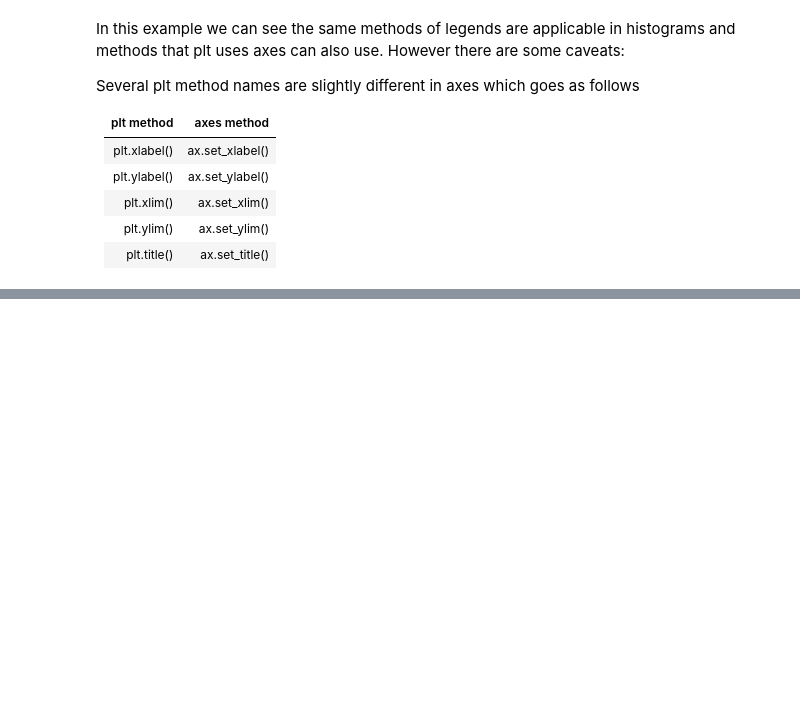
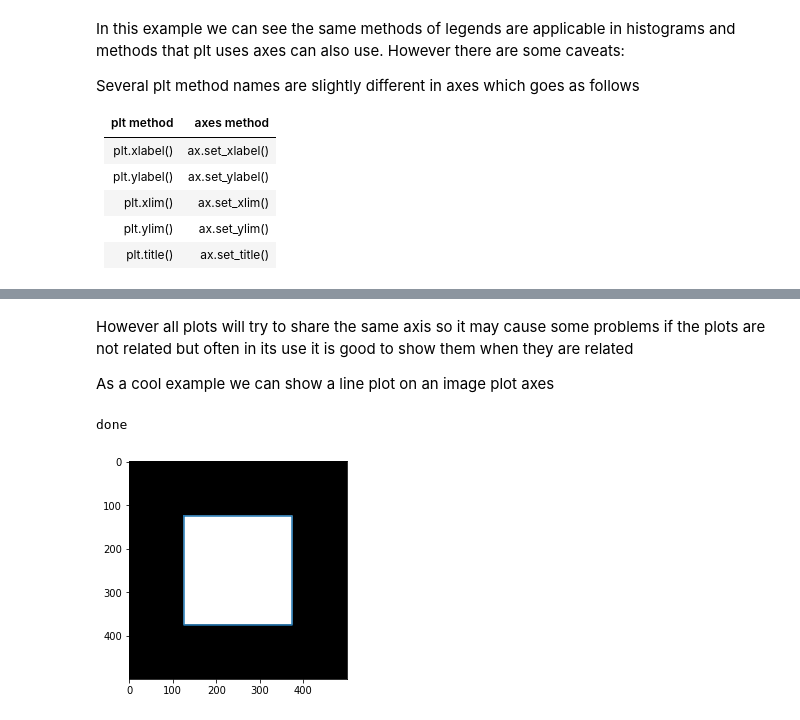
Before and after one commit to singhj/comp205, a Jupyter notebook: 04-visualization-and-analysis/04-01-visualization/matplotlib.ipynb, the cells around one changed output, grey strips where cells are left out. Saved outputs shown, nothing was run; the diff lists cells and outputs as text; code cells hidden in the pictures; blank space fills up the shorter version.

Commit message:
show mutliplotting on same axes

```diff
--- a/04-visualization-and-analysis/04-01-visualization/matplotlib.ipynb
+++ b/04-visualization-and-analysis/04-01-visualization/matplotlib.ipynb
@@ -610,0 +628,17 @@ Several plt method names are slightly different in axes which goes as follows
+# %% [markdown]
+However all plots will try to share the same axis so it may cause some problems if the plots are not related but often in its use it is good to show them when they are related
+
+As a cool example we can show a line plot on an image plot axes
+# %%
+img = np.zeros((500, 500))
+img[125:-125, 125:-125] = 255
+
+x = [125, 375, 375, 125, 125]
+y = [125, 125, 375, 375, 125]
+
+plt.imshow(img, cmap='gray')
+plt.plot(x,y)
+print("done")
+# %% [output]
+done
+[figure, added]
```
Also changed, not shown: parts of 2 cells of this notebook.
